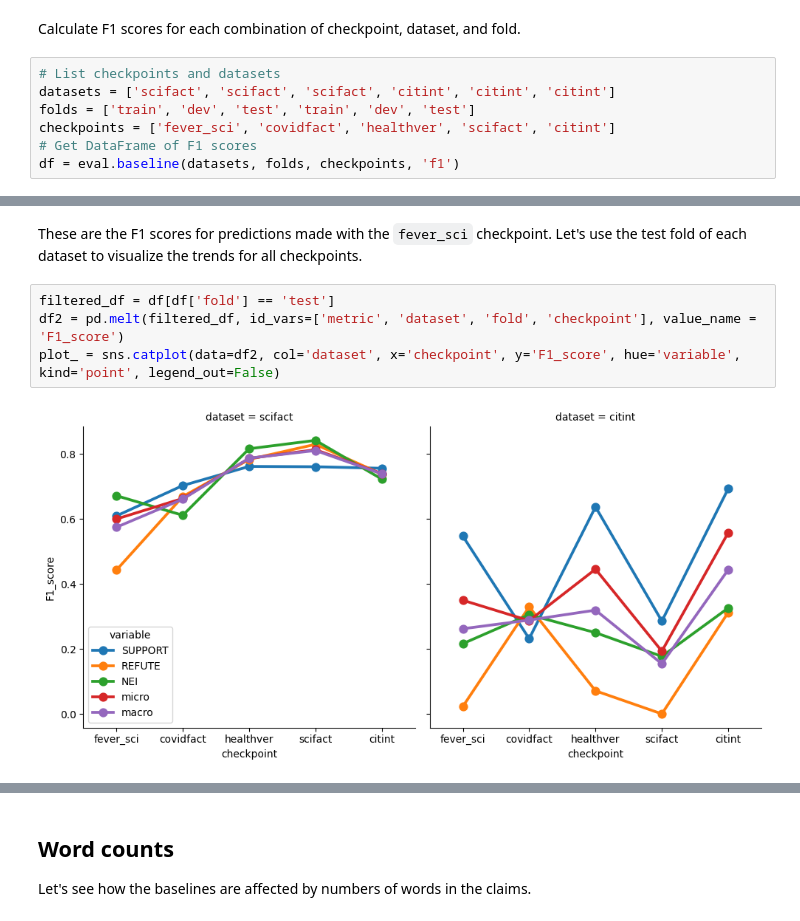
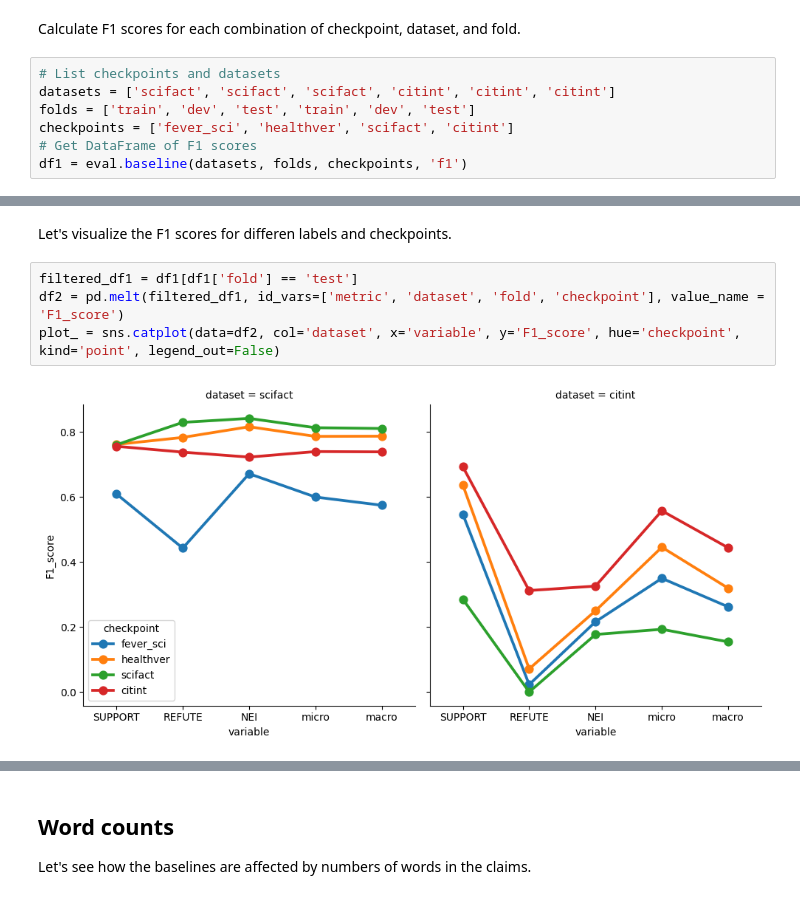
Before and after one commit to jedick/MLE-capstone-project, a Jupyter notebook: doc/07_Baselines.ipynb, the cells around one changed output, grey strips where cells are left out. Drawn from its saved outputs; the diff is of its cells as text.

```diff
--- a/doc/07_Baselines.ipynb
+++ b/doc/07_Baselines.ipynb
@@ -37,6 +35,6 @@ Calculate F1 scores for each combination of checkpoint, dataset, and fold.
 # List checkpoints and datasets
 datasets = ['scifact', 'scifact', 'scifact', 'citint', 'citint', 'citint']
 folds = ['train', 'dev', 'test', 'train', 'dev', 'test']
-checkpoints = ['fever_sci', 'covidfact', 'healthver', 'scifact', 'citint']
+checkpoints = ['fever_sci', 'healthver', 'scifact', 'citint']
 # Get DataFrame of F1 scores
-df = eval.baseline(datasets, folds, checkpoints, 'f1')
+df1 = eval.baseline(datasets, folds, checkpoints, 'f1')
@@ -54,10 +41,9 @@ df.round(2).head()
 # %% [markdown]
-These are the F1 scores for predictions made with the `fever_sci` checkpoint.
-Let's use the test fold of each dataset to visualize the trends for all checkpoints.
+Let's visualize the F1 scores for differen labels and checkpoints.
 # %%
-filtered_df = df[df['fold'] == 'test']
-df2 = pd.melt(filtered_df, id_vars=['metric', 'dataset', 'fold', 'checkpoint'], value_name = 'F1_score')
-plot_ = sns.catplot(data=df2, col='dataset', x='checkpoint', y='F1_score', hue='variable', kind='point', legend_out=False)
+filtered_df1 = df1[df1['fold'] == 'test']
+df2 = pd.melt(filtered_df1, id_vars=['metric', 'dataset', 'fold', 'checkpoint'], value_name = 'F1_score')
+plot_ = sns.catplot(data=df2, col='dataset', x='variable', y='F1_score', hue='checkpoint', kind='point', legend_out=False)
 # %% [output]
-[figure, old version]
+[figure, new version]
 # %% [markdown]
```
Also changed, not shown: parts of 8 cells of this notebook, 3 other files.
